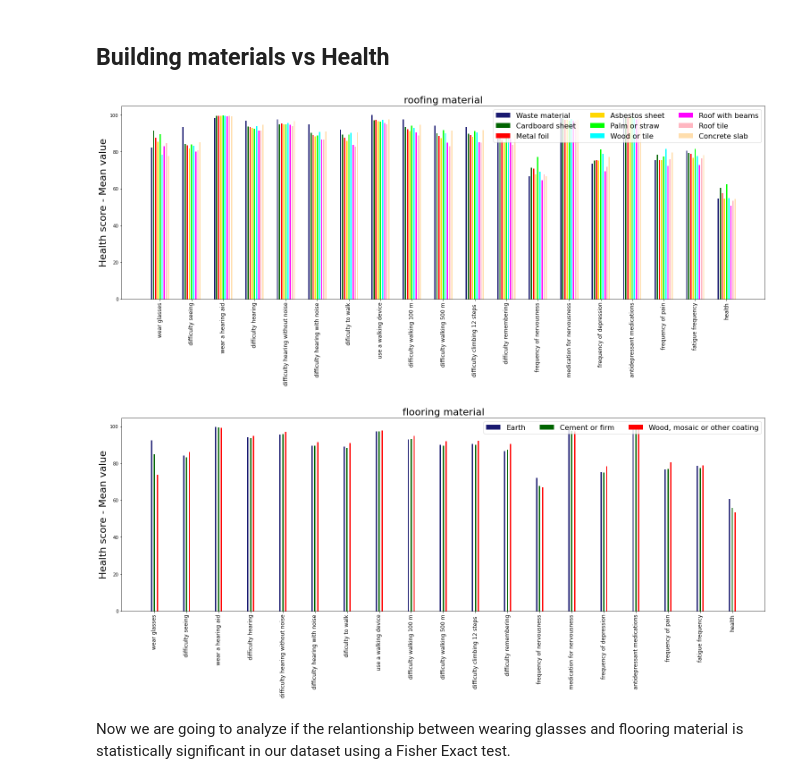
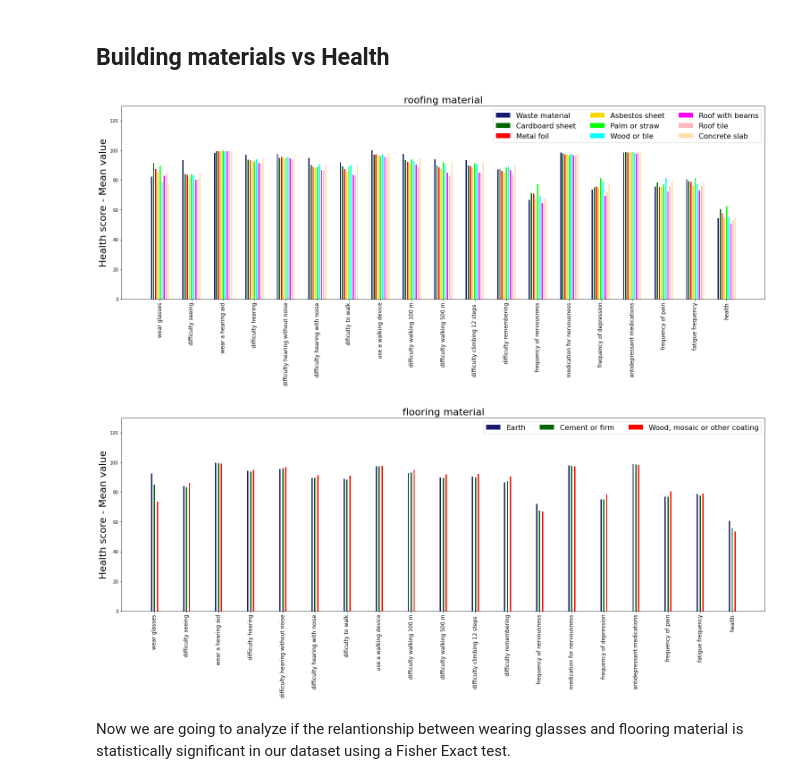
Before and after one commit to emarazz/ada_2020, a Jupyter notebook: Homework/04 - Detection of housing-health relationship/p4_V2.ipynb, the cells around one changed output. Cells and saved outputs as stored; diff of their text form; code cells hidden in the pictures.

```diff
--- a/Homework/04 - Detection of housing-health relationship/p4_V2.ipynb
+++ b/Homework/04 - Detection of housing-health relationship/p4_V2.ipynb
@@ -225,4 +189,0 @@ Name: age_of_the_home, Length: 179072, dtype: object
-# %%
-# converting our data to integer type
-for temp in data_person_all.columns:
-    data_person_all[temp]=data_person_all[temp].astype(int)
@@ -322,35 +283,36 @@ for house_item in important_house_var:
 # %%
 house_material=['roofing_material','flooring_material']
 mat = [None] *2
 mat[0]=['Waste material' ,'Cardboard sheet' ,'Metal foil','Asbestos sheet' ,'Palm or straw' ,'Wood or tile ','Roof with beams', 'Roof tile', 'Concrete slab' ]
 mat[1]=['Earth', 'Cement or firm', 'Wood, mosaic or other coating']
 
 for index_global,house_item in enumerate(house_material):
     answers=sorted(data_person_all[house_item].value_counts().index)
     len_answers=num=len(answers)
 
     data = [None] * len_answers
     for index,item in enumerate(answers):
         data[index]=data_person_all[data_person_all[house_item]==answers[index]][health_var].mean()
     fig = plt.figure(figsize=(20,6))
     ax = fig.add_axes([0,0,1,1])
 
     x = np.arange(len(health_var))  # the label locations
     width = 0.06  # the width of the bars
     width_vector=np.linspace(start=-width*len_answers/2, stop=width*len_answers/2,num=len_answers )
     color_list=['#191970', '#006400', '#ff0000', '#ffd700', '#00ff00' ,'#00ffff','#ff00ff' ,'#ffb6c1','#ffdead']
 
     for item in health_var:
         for index,wid in enumerate(width_vector):
             ax.bar(x + wid, data[index], width = 0.04,color=color_list[index])
         ax.set_xticks(x)
         ax.set_xticklabels(health_var_txt,rotation='90',fontsize=12)
         ax.legend(labels=mat[index_global],fontsize=16,ncol=3)
+    plt.ylim(0,130)
     plt.title(house_item.replace('_',' '),fontsize=22)
     plt.ylabel('Health score - Mean value',fontsize=22)
 # %% [output]
-[figure, old version]
+[figure, new version]
-[figure, old version]
+[figure, new version]
 # %% [markdown]
 Now we are going to analyze if the relantionship between wearing glasses and flooring material is statistically significant in our dataset using a Fisher Exact test.
 # %%
```
Also changed, not shown: parts of 15 cells of this notebook.
